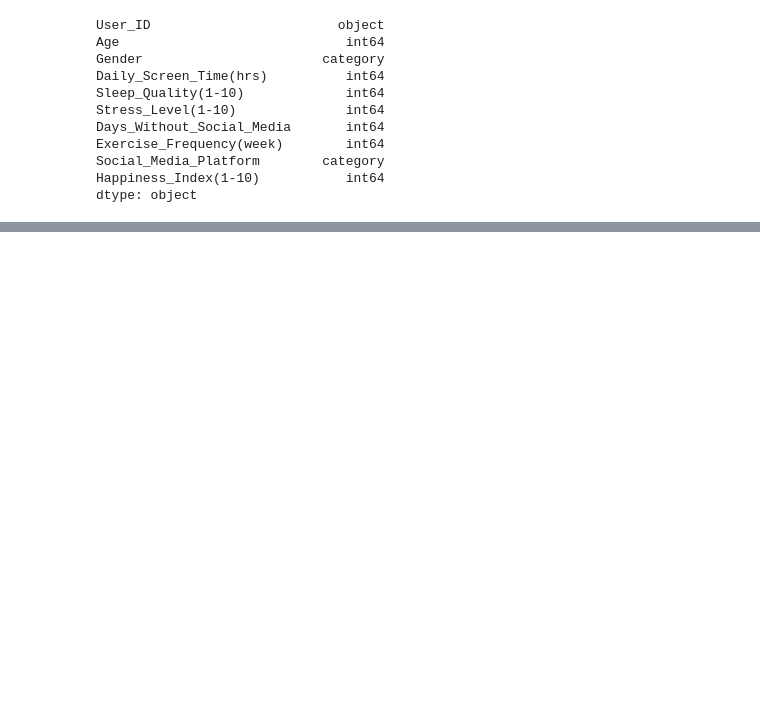
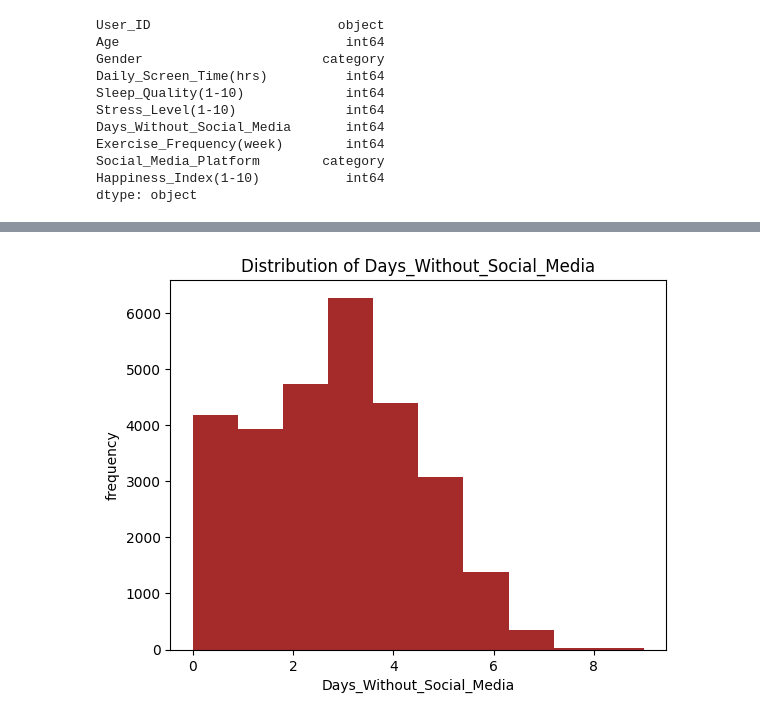
Before and after one commit to Sridhar-11/Analyzing-the-Impact-of-Social-Media-Usage-on-Mental-Health-Balance, a Jupyter notebook: clean.ipynb, the cells around one changed output, grey strips where cells are left out. Saved outputs shown, nothing was run; the diff lists cells and outputs as text; code cells hidden in the pictures; blank space fills up the shorter version.

```diff
--- a/clean.ipynb
+++ b/clean.ipynb
@@ -532,0 +681,8 @@ dtype: object
+# %%
+plt.hist(df["Days_Without_Social_Media"],color="brown")
+plt.title("Distribution of Days_Without_Social_Media")
+plt.xlabel("Days_Without_Social_Media")
+plt.ylabel("frequency")
+plt.show()
+# %% [output]
+[figure, added]
```
Also changed, not shown: parts of 44 cells of this notebook, 2 other files.
